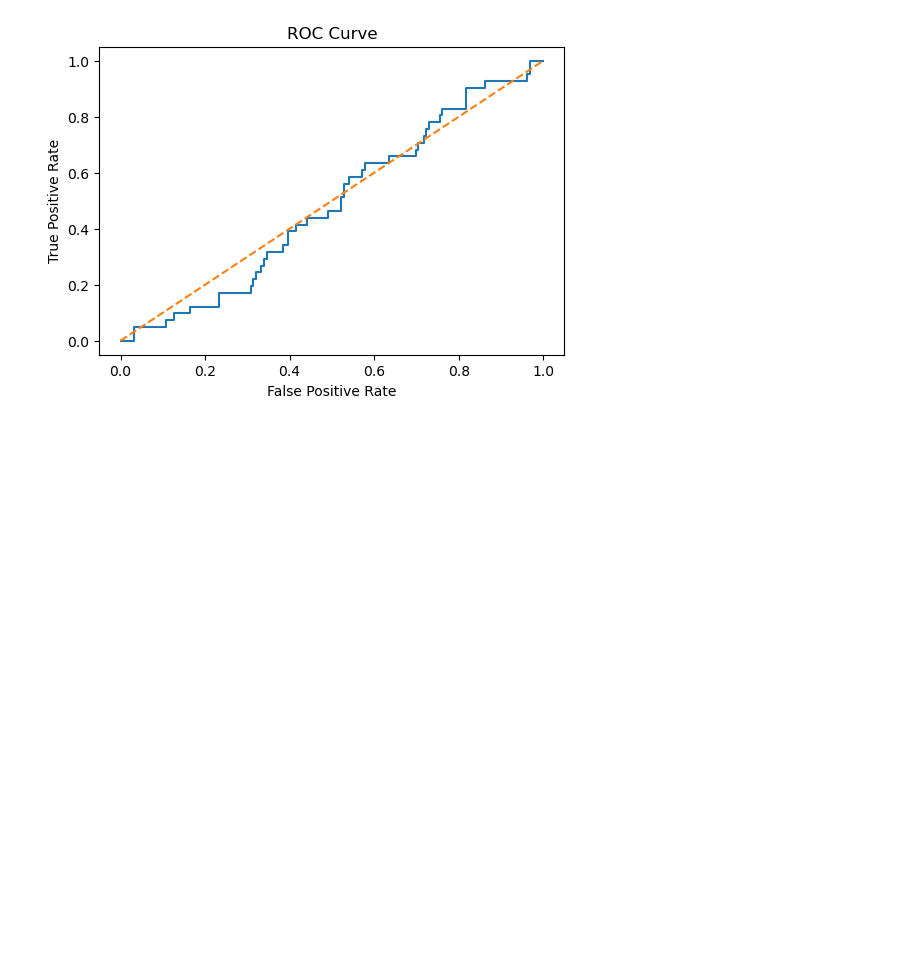
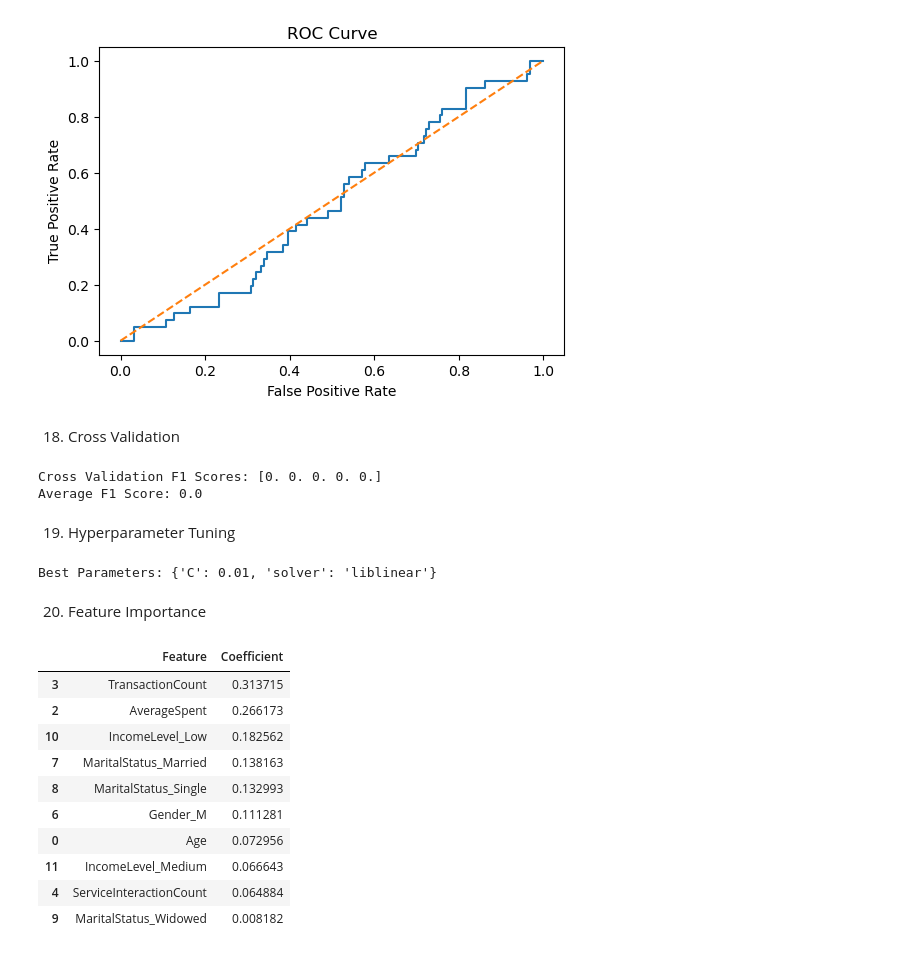
Before and after one commit to darshan-vgithub/Lloyds-Banking-Group-Churn-Forage-Project, a Jupyter notebook: model_building.ipynb, the cells around one changed output. Drawn from its saved outputs; the diff is of its cells as text; code cells hidden in the pictures; blank space fills up the shorter version.

```diff
--- a/model_building.ipynb
+++ b/model_building.ipynb
@@ -275,3 +275,66 @@ plt.ylabel("True Positive Rate")
 plt.show()
 # %% [output]
 [figure]
+# %% [markdown]
+18. Cross Validation
+# %%
+cv_scores = cross_val_score(
+    log_model,
+    X_train,
+    y_train,
+    cv=5,
+    scoring='f1'
+)
+
+print("Cross Validation F1 Scores:", cv_scores)
+
+print("Average F1 Score:", cv_scores.mean())
+# %% [output]
+Cross Validation F1 Scores: [0. 0. 0. 0. 0.]
+Average F1 Score: 0.0
+# %% [markdown]
+19. Hyperparameter Tuning
+# %%
+param_grid = {
+    'C': [0.01, 0.1, 1, 10],
+    'solver': ['liblinear']
+}
+
+grid_search = GridSearchCV(
+    LogisticRegression(),
+    param_grid,
+    cv=5,
+    scoring='f1'
+)
+
+grid_search.fit(X_train, y_train)
+
+print("Best Parameters:", grid_search.best_params_)
+# %% [output]
+Best Parameters: {'C': 0.01, 'solver': 'liblinear'}
+# %% [markdown]
+20. Feature Importance
+# %%
+feature_importance = pd.DataFrame({
+    'Feature': X.columns,
+    'Coefficient': log_model.coef_[0]
+})
+
+feature_importance = feature_importance.sort_values(
+    by='Coefficient',
+    ascending=False
+)
+
+feature_importance.head(10)
+# %% [output]
+|  | Feature | Coefficient |
+| 3 | TransactionCount | 0.313715 |
+| 2 | AverageSpent | 0.266173 |
+| 10 | IncomeLevel_Low | 0.182562 |
+| 7 | MaritalStatus_Married | 0.138163 |
+| 8 | MaritalStatus_Single | 0.132993 |
+| 6 | Gender_M | 0.111281 |
+| 0 | Age | 0.072956 |
+| 11 | IncomeLevel_Medium | 0.066643 |
+| 4 | ServiceInteractionCount | 0.064884 |
+| 9 | MaritalStatus_Widowed | 0.008182 |
```
Also changed, not shown: parts of 6 cells of this notebook.
